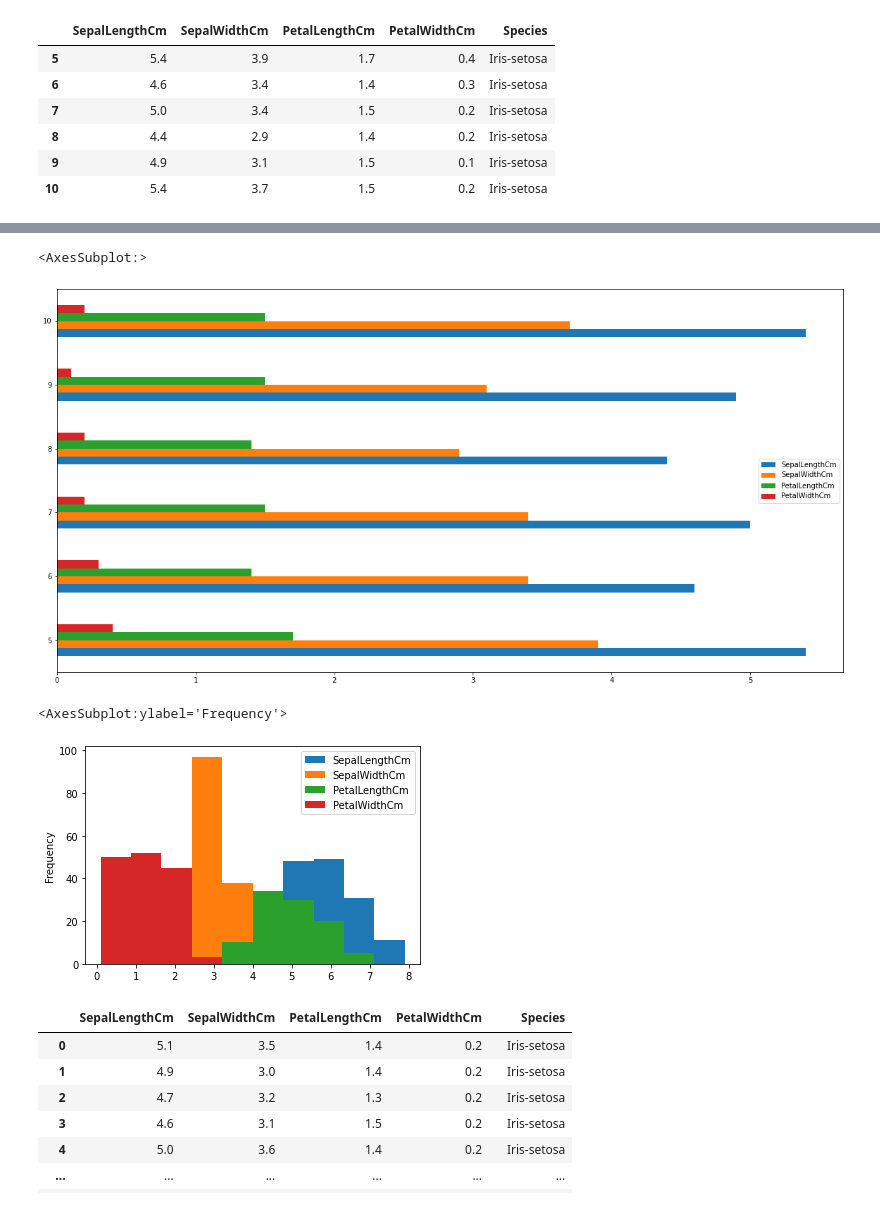
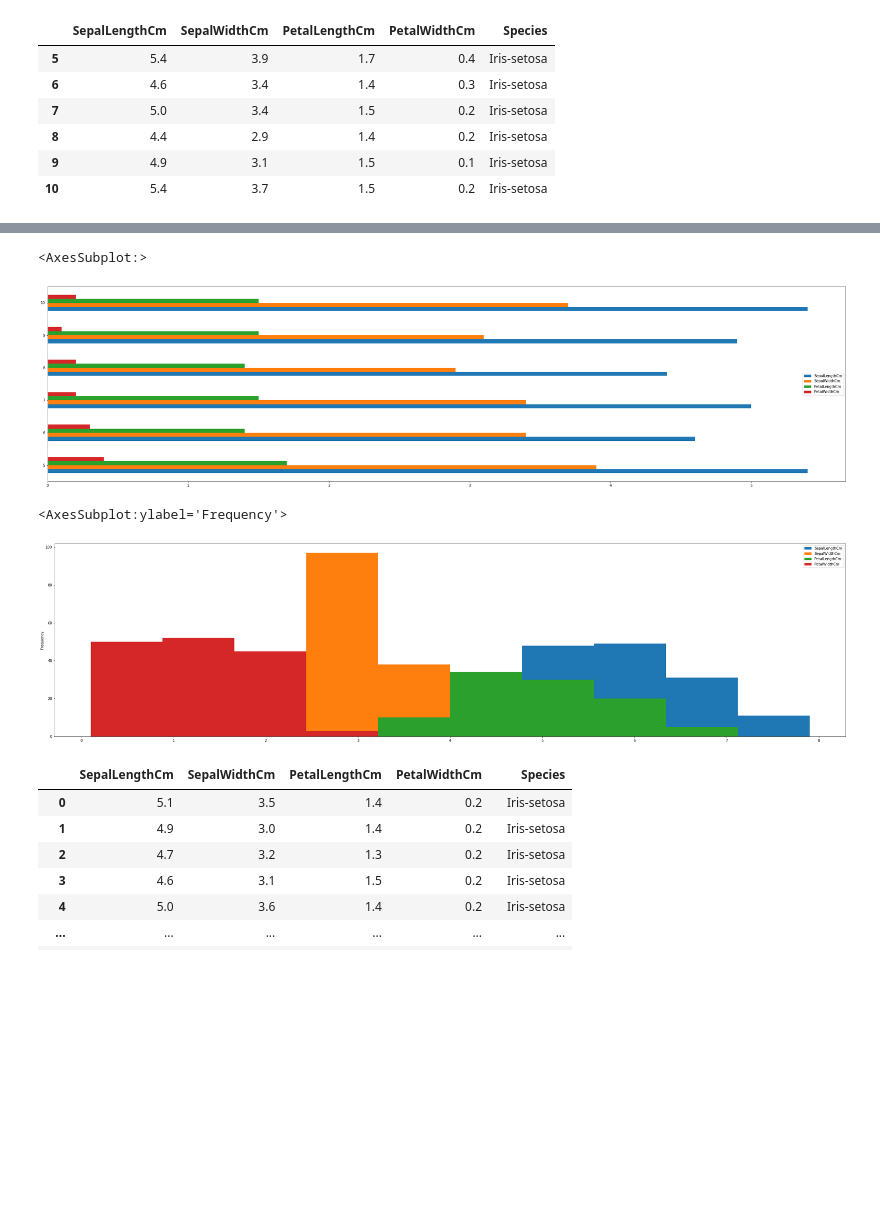
Before and after one commit to HariSankarNayak/iNeuron-Notes, a Jupyter notebook: 037.Graph.ipynb, the cells around one changed output, grey strips where cells are left out. Cells and saved outputs as stored; diff of their text form; code cells hidden in the pictures; blank space fills up the shorter version.

```diff
--- a/037.Graph.ipynb
+++ b/037.Graph.ipynb
@@ -116,13 +121,13 @@ dfi.iloc[[5]].plot(kind = 'barh',figsize = (20,10))
 # %%
-dfi.iloc[5:11].plot(kind = 'barh',figsize = (20,10))
+dfi.iloc[5:11].plot(kind = 'barh',figsize = (40,10))
 # %% [output]
 <AxesSubplot:>
-[figure, old version]
+[figure, new version]
 # %%
-dfi.plot(kind = 'hist')
+dfi.plot(kind = 'hist',figsize = (40,10))
 # %% [output]
 <AxesSubplot:ylabel='Frequency'>
-[figure, old version]
+[figure, new version]
 # %%
 dfi
 # %% [output]
```
Also changed, not shown: parts of 36 cells of this notebook.
